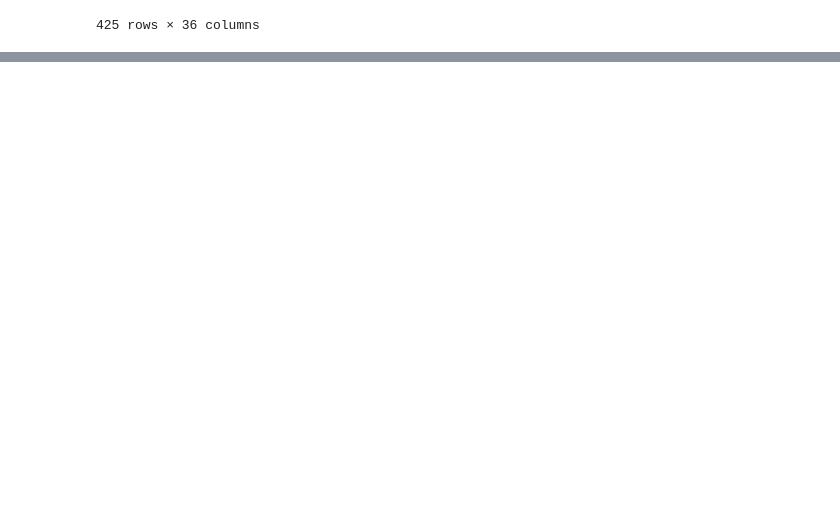
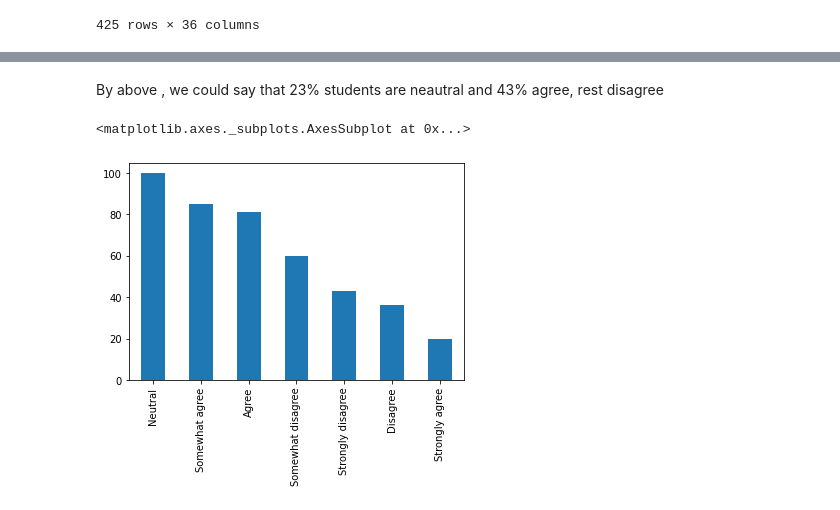
Before and after one commit to IbrahimKhan77/my_data, a Jupyter notebook: Main_v2.ipynb, the cells around one changed output, grey strips where cells are left out. Saved outputs shown, nothing was run; the diff lists cells and outputs as text; code cells hidden in the pictures; blank space fills up the shorter version.

```diff
--- a/Main_v2.ipynb
+++ b/Main_v2.ipynb
@@ -31,0 +45,7 @@ df
+# %% [markdown]
+By above , we could say that 23% students are neautral and 43% agree, rest disagree
+# %%
+df['Question 28'].value_counts().plot(kind="bar")
+# %% [output]
+<matplotlib.axes._subplots.AxesSubplot at 0x...>
+[figure, added]
```
Also changed, not shown: parts of 11 cells of this notebook.
